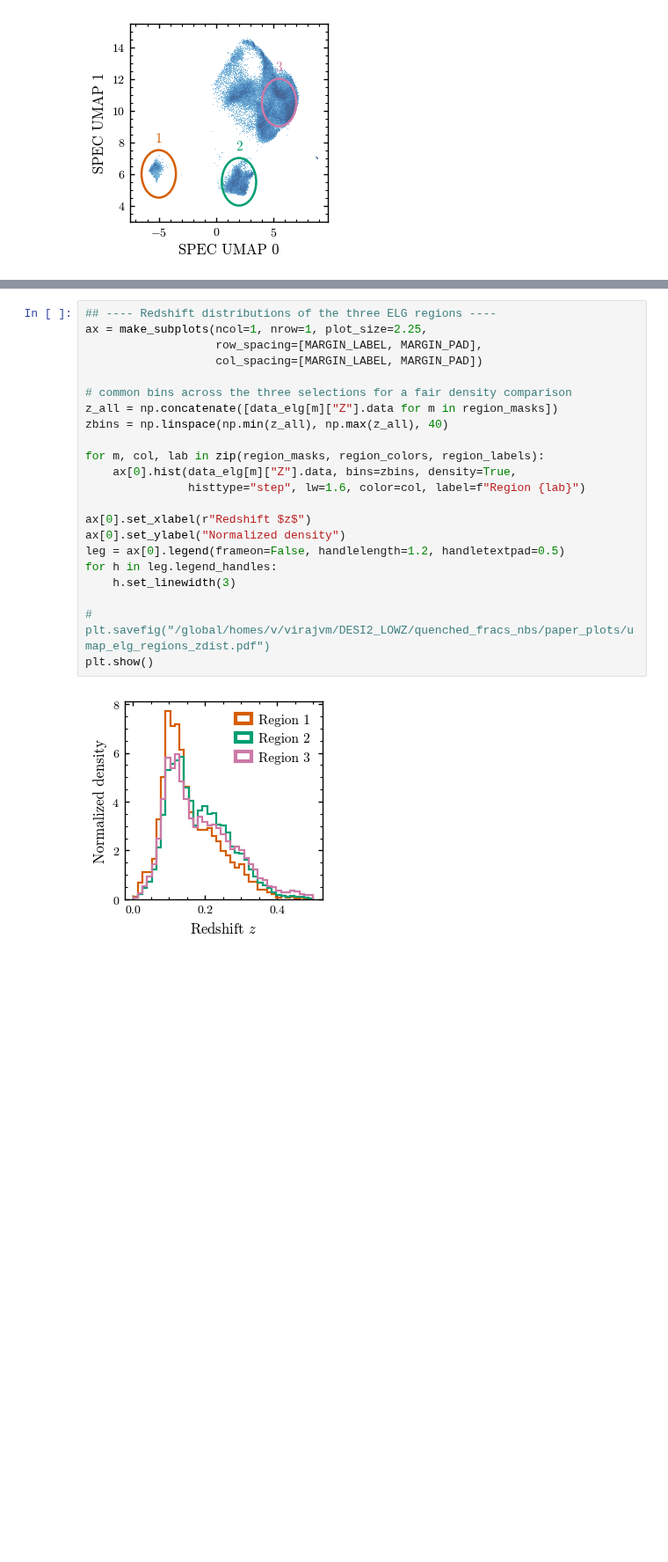
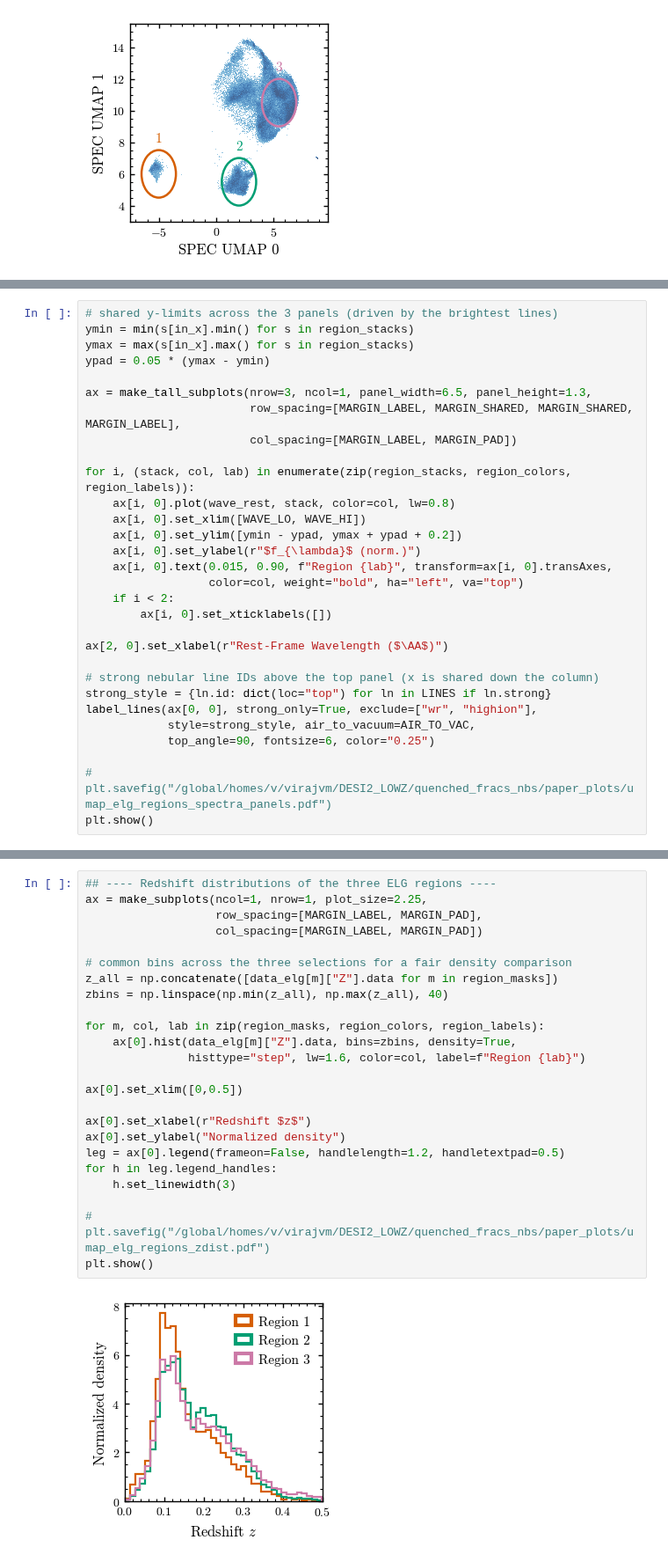
Before and after one commit to virajvman/desi_dwarfs, a Jupyter notebook: notebooks/catalog_paper/spectra_nnmf_explore.ipynb, the cells around one changed output, grey strips where cells are left out. Shown at 88% size. Cells and saved outputs as stored; diff of their text form; blank space fills up the shorter version.

Commit message:
plot stuff

```diff
--- a/notebooks/catalog_paper/spectra_nnmf_explore.ipynb
+++ b/notebooks/catalog_paper/spectra_nnmf_explore.ipynb
@@ -880,0 +855,30 @@ plt.show()
+# %%
+# shared y-limits across the 3 panels (driven by the brightest lines)
+ymin = min(s[in_x].min() for s in region_stacks)
+ymax = max(s[in_x].max() for s in region_stacks)
+ypad = 0.05 * (ymax - ymin)
+
+ax = make_tall_subplots(nrow=3, ncol=1, panel_width=6.5, panel_height=1.3,
+                        row_spacing=[MARGIN_LABEL, MARGIN_SHARED, MARGIN_SHARED, MARGIN_LABEL],
+                        col_spacing=[MARGIN_LABEL, MARGIN_PAD])
+
+for i, (stack, col, lab) in enumerate(zip(region_stacks, region_colors, region_labels)):
+    ax[i, 0].plot(wave_rest, stack, color=col, lw=0.8)
+    ax[i, 0].set_xlim([WAVE_LO, WAVE_HI])
+    ax[i, 0].set_ylim([ymin - ypad, ymax + ypad + 0.2])
+    ax[i, 0].set_ylabel(r"$f_{\lambda}$ (norm.)")
+    ax[i, 0].text(0.015, 0.90, f"Region {lab}", transform=ax[i, 0].transAxes,
+                  color=col, weight="bold", ha="left", va="top")
+    if i < 2:
+        ax[i, 0].set_xticklabels([])
+
+ax[2, 0].set_xlabel(r"Rest-Frame Wavelength ($\AA$)")
+
+# strong nebular line IDs above the top panel (x is shared down the column)
+strong_style = {ln.id: dict(loc="top") for ln in LINES if ln.strong}
+label_lines(ax[0, 0], strong_only=True, exclude=["wr", "highion"],
+            style=strong_style, air_to_vacuum=AIR_TO_VAC,
+            top_angle=90, fontsize=6, color="0.25")
+
+# plt.savefig("/global/homes/v/virajvm/DESI2_LOWZ/quenched_fracs_nbs/paper_plots/umap_elg_regions_spectra_panels.pdf")
+plt.show()
@@ -926,24 +934,26 @@ plt.show()
 # %%
 ## ---- Redshift distributions of the three ELG regions ----
 ax = make_subplots(ncol=1, nrow=1, plot_size=2.25,
                    row_spacing=[MARGIN_LABEL, MARGIN_PAD],
                    col_spacing=[MARGIN_LABEL, MARGIN_PAD])
 
 # common bins across the three selections for a fair density comparison
 z_all = np.concatenate([data_elg[m]["Z"].data for m in region_masks])
 zbins = np.linspace(np.min(z_all), np.max(z_all), 40)
 
 for m, col, lab in zip(region_masks, region_colors, region_labels):
     ax[0].hist(data_elg[m]["Z"].data, bins=zbins, density=True,
                histtype="step", lw=1.6, color=col, label=f"Region {lab}")
 
+ax[0].set_xlim([0,0.5])
+
 ax[0].set_xlabel(r"Redshift $z$")
 ax[0].set_ylabel("Normalized density")
 leg = ax[0].legend(frameon=False, handlelength=1.2, handletextpad=0.5)
 for h in leg.legend_handles:
     h.set_linewidth(3)
 
 # plt.savefig("/global/homes/v/virajvm/DESI2_LOWZ/quenched_fracs_nbs/paper_plots/umap_elg_regions_zdist.pdf")
 plt.show()
 # %% [output]
-[figure, old version]
+[figure, new version]
```
Also changed, not shown: parts of 4 cells of this notebook, 1 other file.
